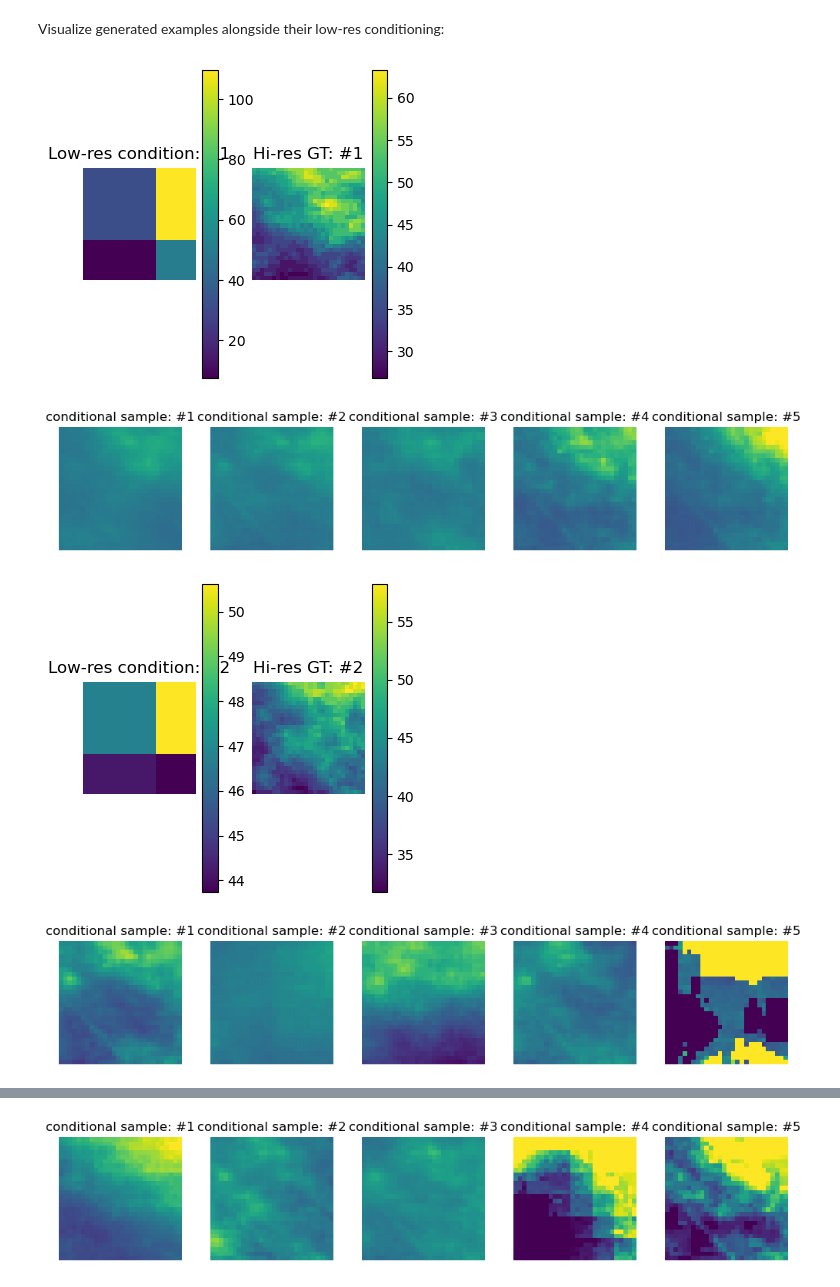
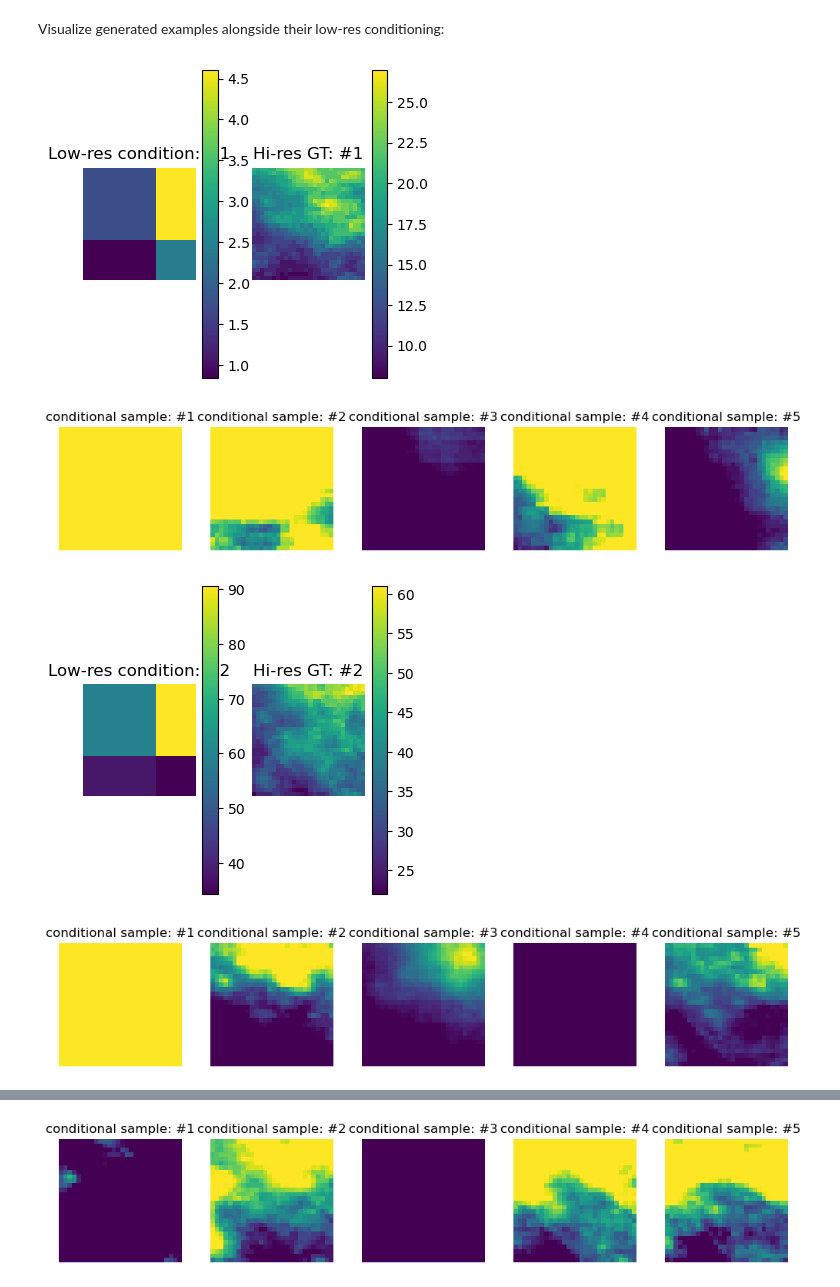
Before and after one commit to WFP-VAM/swirl-dynamics, a Jupyter notebook: swirl_dynamics/projects/probabilistic_diffusion/colabs/run-diffusion-with-our-data.ipynb, the cells around one changed output, grey strips where cells are left out. Saved outputs shown, nothing was run; the diff lists cells and outputs as text; code cells hidden in the pictures.

```diff
--- a/swirl_dynamics/projects/probabilistic_diffusion/colabs/run-diffusion-with-our-data.ipynb
+++ b/swirl_dynamics/projects/probabilistic_diffusion/colabs/run-diffusion-with-our-data.ipynb
@@ -34,7 +35,7 @@ Below we show an example of how to accomplish this. We again generate samples of
 # %% [markdown]
 Besides the sample in `x`, the dataset for training conditional models require a `cond` key which contains the condition signals.
 # %%
-DATA_STD = 0.31
+DATA_STD = 43 #0.31
 # %%
 for array in get_cond_ecmwf_dataset(split="test", batch_size=4):
     print(array['x'].shape)
@@ -191,7 +195,7 @@ generate = jax.jit(
 # %% [markdown]
 Loading a test batch of conditions with 4 elements:
 # %%
-batch_size = 8
+batch_size = 16
 test_ds = next(iter(get_cond_ecmwf_dataset(split="test", batch_size=batch_size)))
 test_batch_cond = test_ds["cond"]
 test_batch_gt = test_ds["x"]
@@ -217,7 +223,7 @@ Visualize generated examples alongside their low-res conditioning:
 for i in range(batch_size):
     fig, ax = plt.subplots(1, 2, figsize=(4, 4))
     im = ax[0].imshow(
-        test_batch_cond["channel:low_res"][i, :, :, 0] * (var_ecmwf + 1e-4) + mean_ecmwf,
+        test_batch_cond["channel:low_res"][i, :, :, 0], # * (var_ecmwf + 1e-4) + mean_ecmwf,
         cmap="viridis",
     )
     ax[0].axis("off")
@@ -226,45 +232,45 @@ for i in range(batch_size):
     fig.colorbar(im, ax=ax[0])
 
     im = ax[1].imshow(
-        test_batch_gt[i, :, :, 0]  * (var_chirps + 1e-4) + mean_chirps,
+        test_batch_gt[i, :, :, 0], #  * (var_chirps + 1e-4) + mean_chirps,
         cmap="viridis",
     )
     ax[1].axis("off")
     ax[1].set_title(f"Hi-res GT: #{i + 1}")
 
     fig.colorbar(im, ax=ax[1])
 
-    min_hi_res = np.min(test_batch_gt[i, :, :, 0]  * (var_chirps + 1e-4) + mean_chirps)
-    max_hi_res = np.max(test_batch_gt[i, :, :, 0]  * (var_chirps + 1e-4) + mean_chirps)
+    min_hi_res = np.min(test_batch_gt[i, :, :, 0]), #  * (var_chirps + 1e-4) + mean_chirps)
+    max_hi_res = np.max(test_batch_gt[i, :, :, 0]), #  * (var_chirps + 1e-4) + mean_chirps)
 
     # Plot generated samples.
     fig, ax = plt.subplots(
         1, num_samples_per_cond, figsize=(num_samples_per_cond * 2, 2)
     )
     for j in range(num_samples_per_cond):
         if num_samples_per_cond == 1:
             im = ax.imshow(
-                cond_samples[i, j, :, :, 0] * (var_chirps + 1e-4) + mean_chirps,
+                cond_samples[i, j, :, :, 0], # * (var_chirps + 1e-4) + mean_chirps,
                 cmap="viridis",
                 vmin=min_hi_res,
                 vmax=max_hi_res,
             )
             ax.set_title(f"conditional sample: #{j + 1}")
             ax.axis("off")
         else:
             im = ax[j].imshow(
-                cond_samples[i, j, :, :, 0] * (var_chirps + 1e-4) + mean_chirps,
+                cond_samples[i, j, :, :, 0], # * (var_chirps + 1e-4) + mean_chirps,
                 cmap="viridis",
-                vmin=min_hi_res,
-                vmax=max_hi_res,
+                vmin=min_hi_res[0],
+                vmax=max_hi_res[0],
             )
             ax[j].set_title(f"conditional sample: #{j + 1}")
             ax[j].axis("off")
     plt.tight_layout()
 
 plt.show()
 # %% [output]
-[figure, old version]
+[figure, new version]
-[figure, old version]
+[figure, new version]
-[figure, old version]
+[figure, new version]
-[figure, old version]
+[figure, new version]
@@ -272 +278 @@ plt.show()
-[figure, old version]
+[figure, new version]
```
Also changed, not shown: parts of 16 cells of this notebook, 7 other files.
